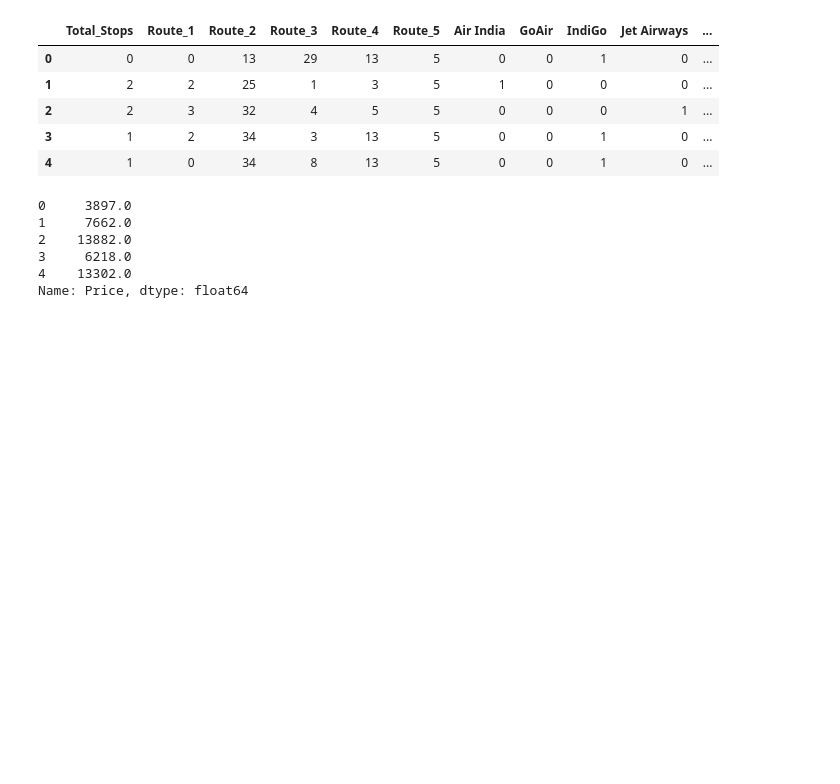
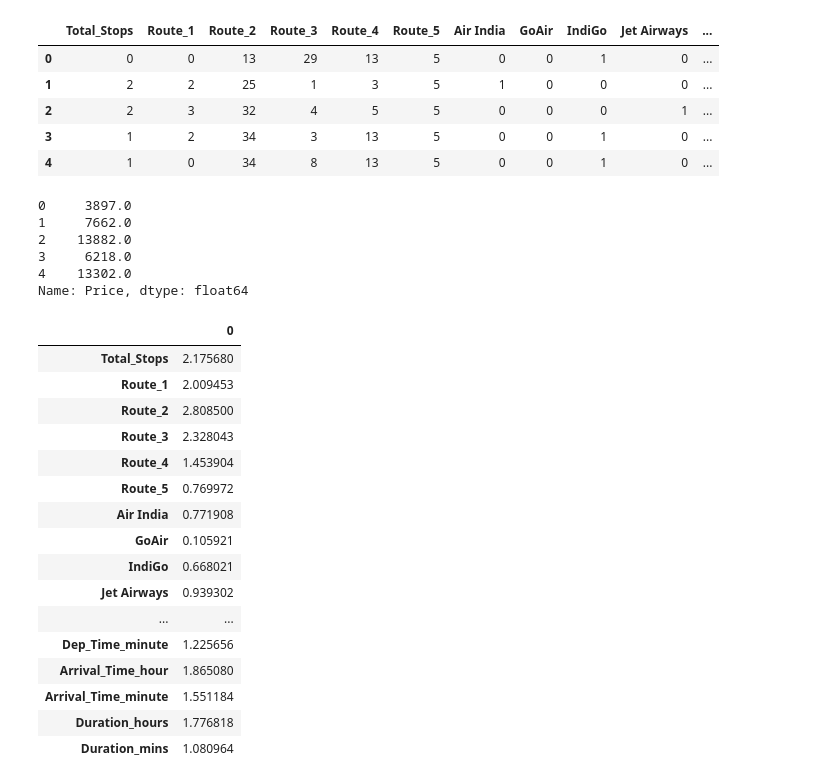
Before and after one commit to cybersaksham/Flight-Fare-Predict, a Jupyter notebook: main.ipynb, the cells around one changed output. Drawn from its saved outputs; the diff is of its cells as text; code cells hidden in the pictures; blank space fills up the shorter version.

```diff
--- a/main.ipynb
+++ b/main.ipynb
@@ -429,0 +433,22 @@ Name: Price, dtype: float64
+# %%
+# Getting Features
+features = pd.DataFrame(mutual_info_classif(X, Y), index=X.columns)
+features
+# %% [output]
+|  | 0 |
+| Total_Stops | 2.175680 |
+| Route_1 | 2.009453 |
+| Route_2 | 2.808500 |
+| Route_3 | 2.328043 |
+| Route_4 | 1.453904 |
+| Route_5 | 0.769972 |
+| Air India | 0.771908 |
+| GoAir | 0.105921 |
+| IndiGo | 0.668021 |
+| Jet Airways | 0.939302 |
+| ... | ... |
+| Dep_Time_minute | 1.225656 |
+| Arrival_Time_hour | 1.865080 |
+| Arrival_Time_minute | 1.551184 |
+| Duration_hours | 1.776818 |
+| Duration_mins | 1.080964 |
```
Also changed, not shown: parts of 5 cells of this notebook.
